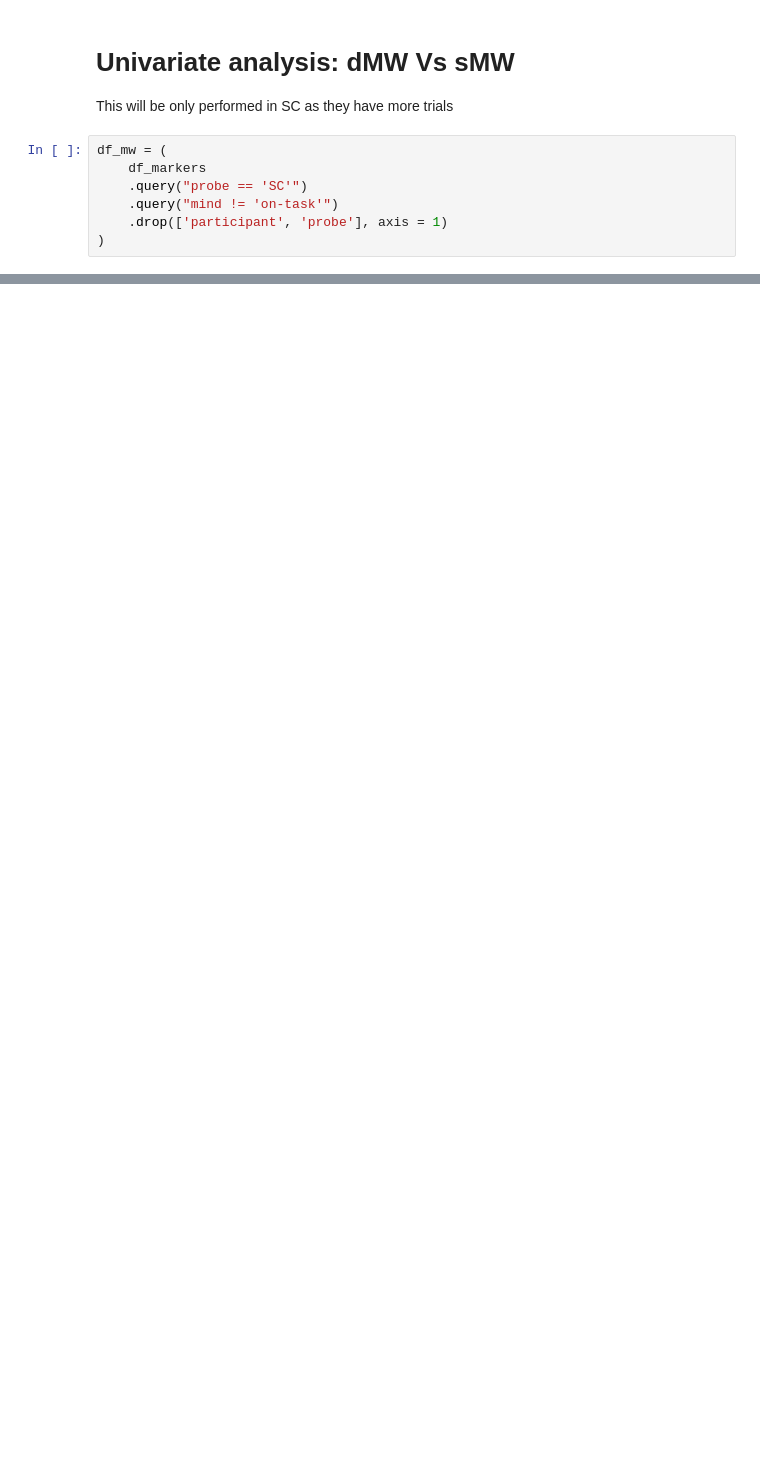
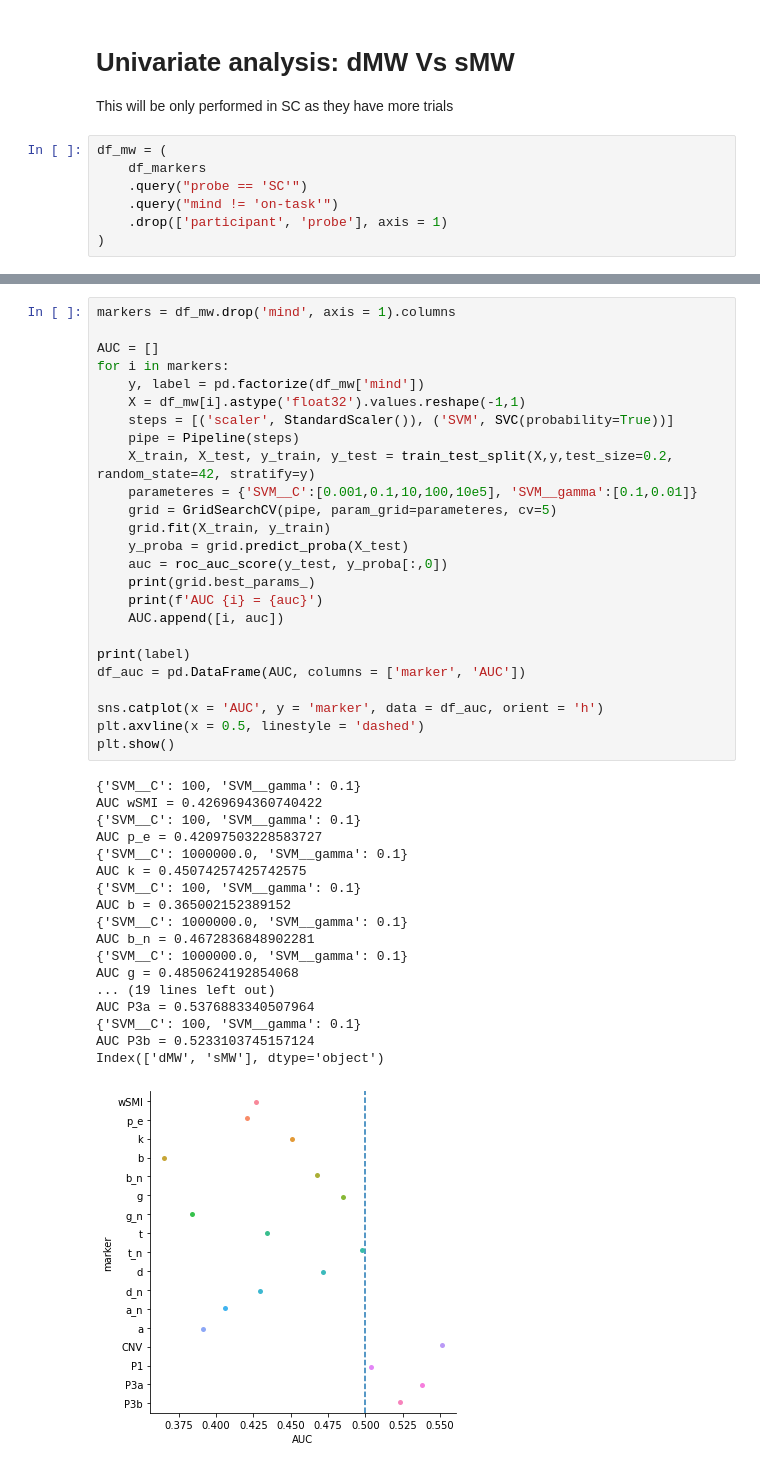
Before and after one commit to Nicobruno92/mw_markers_project, a Jupyter notebook: univariate_analysis.ipynb, the cells around one changed output, grey strips where cells are left out. Drawn from its saved outputs; the diff is of its cells as text; blank space fills up the shorter version.

```diff
--- a/univariate_analysis.ipynb
+++ b/univariate_analysis.ipynb
@@ -220,0 +241,44 @@ Index(['dMW', 'sMW'], dtype='object')
+# %%
+markers = df_mw.drop('mind', axis = 1).columns
+
+AUC = []
+for i in markers:
+    y, label = pd.factorize(df_mw['mind'])
+    X = df_mw[i].astype('float32').values.reshape(-1,1)
+    steps = [('scaler', StandardScaler()), ('SVM', SVC(probability=True))]
+    pipe = Pipeline(steps)
+    X_train, X_test, y_train, y_test = train_test_split(X,y,test_size=0.2, random_state=42, stratify=y)
+    parameteres = {'SVM__C':[0.001,0.1,10,100,10e5], 'SVM__gamma':[0.1,0.01]}
+    grid = GridSearchCV(pipe, param_grid=parameteres, cv=5)
+    grid.fit(X_train, y_train)
+    y_proba = grid.predict_proba(X_test)
+    auc = roc_auc_score(y_test, y_proba[:,0])
+    print(grid.best_params_)
+    print(f'AUC {i} = {auc}')
+    AUC.append([i, auc])
+
+print(label)
+df_auc = pd.DataFrame(AUC, columns = ['marker', 'AUC'])
+
+sns.catplot(x = 'AUC', y = 'marker', data = df_auc, orient = 'h')
+plt.axvline(x = 0.5, linestyle = 'dashed')
+plt.show()
+# %% [output]
+{'SVM__C': 100, 'SVM__gamma': 0.1}
+AUC wSMI = 0.4269694360740422
+{'SVM__C': 100, 'SVM__gamma': 0.1}
+AUC p_e = 0.42097503228583727
+{'SVM__C': 1000000.0, 'SVM__gamma': 0.1}
+AUC k = 0.45074257425742575
+{'SVM__C': 100, 'SVM__gamma': 0.1}
+AUC b = 0.365002152389152
+{'SVM__C': 1000000.0, 'SVM__gamma': 0.1}
+AUC b_n = 0.4672836848902281
+{'SVM__C': 1000000.0, 'SVM__gamma': 0.1}
+AUC g = 0.4850624192854068
+... (19 lines left out)
+AUC P3a = 0.5376883340507964
+{'SVM__C': 100, 'SVM__gamma': 0.1}
+AUC P3b = 0.5233103745157124
+Index(['dMW', 'sMW'], dtype='object')
+[figure, added]
```
Also changed, not shown: parts of 7 cells of this notebook, 3 other files.
